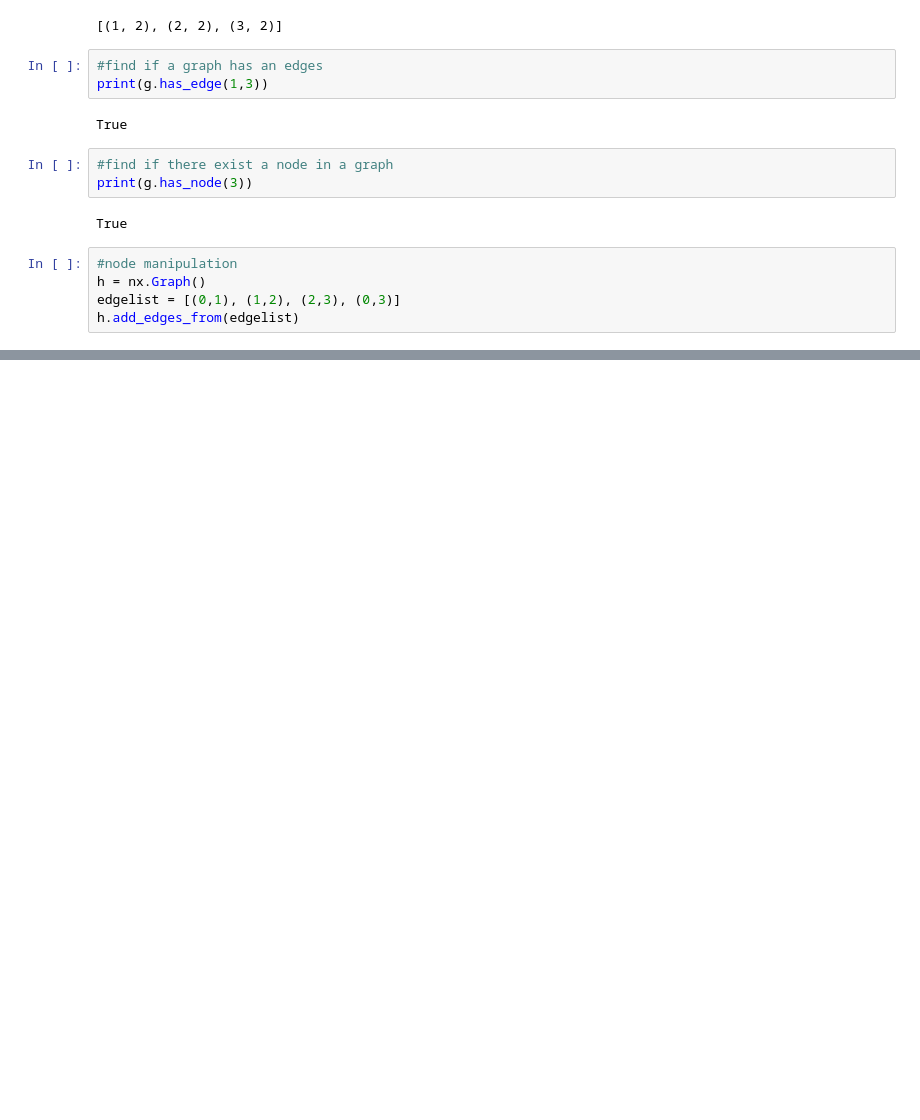
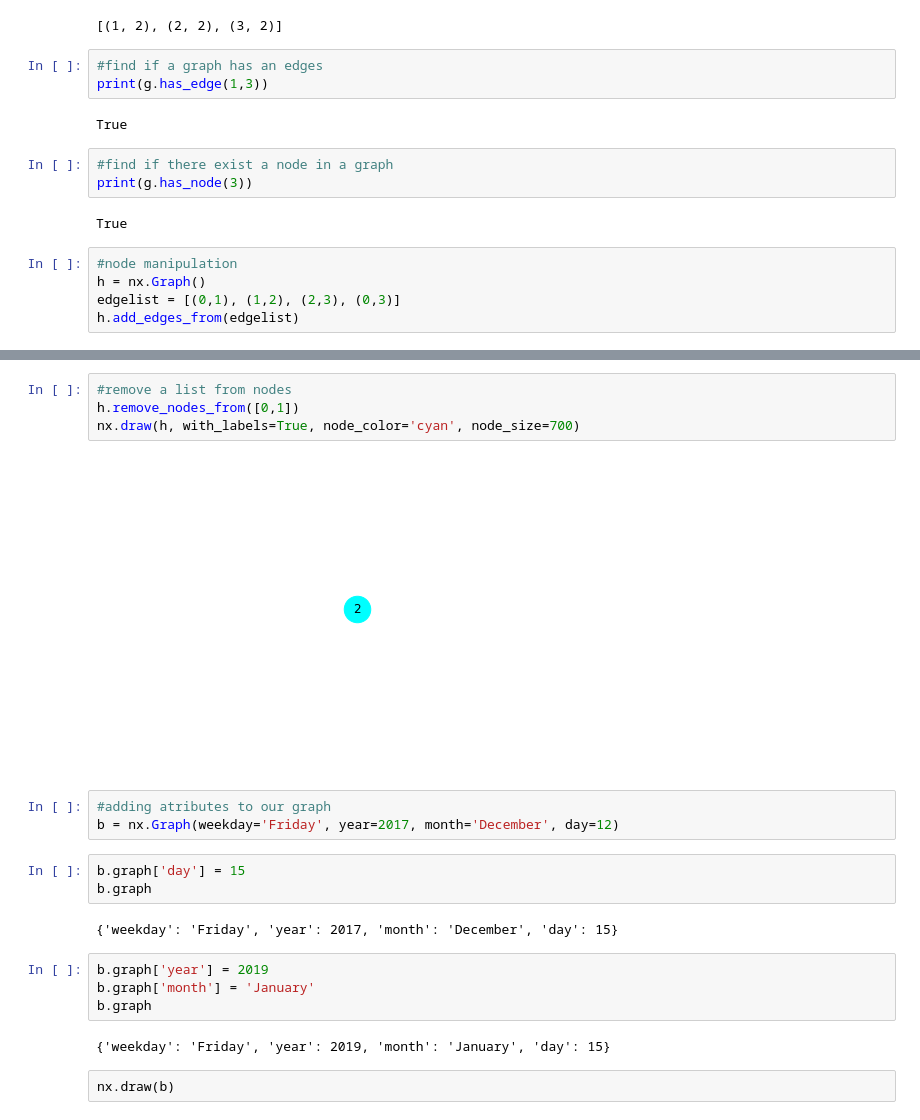
Before and after one commit to abbiyanaila/graphs.social.network.analythics, a Jupyter notebook: basic.ipynb, the cells around one changed output, grey strips where cells are left out. Saved outputs shown, nothing was run; the diff lists cells and outputs as text; blank space fills up the shorter version.

```diff
--- a/basic.ipynb
+++ b/basic.ipynb
@@ -93,0 +100,22 @@ nx.draw(h, with_labels=True, node_color='cyan', node_size=700)
+# %%
+#remove a list from nodes
+h.remove_nodes_from([0,1])
+nx.draw(h, with_labels=True, node_color='cyan', node_size=700)
+# %% [output]
+[figure, added]
+# %%
+#adding atributes to our graph
+b = nx.Graph(weekday='Friday', year=2017, month='December', day=12)
+# %%
+b.graph['day'] = 15
+b.graph
+# %% [output]
+{'weekday': 'Friday', 'year': 2017, 'month': 'December', 'day': 15}
+# %%
+b.graph['year'] = 2019
+b.graph['month'] = 'January'
+b.graph
+# %% [output]
+{'weekday': 'Friday', 'year': 2019, 'month': 'January', 'day': 15}
+# %% [raw]
+nx.draw(b)
```
Also changed, not shown: parts of 36 cells of this notebook.
